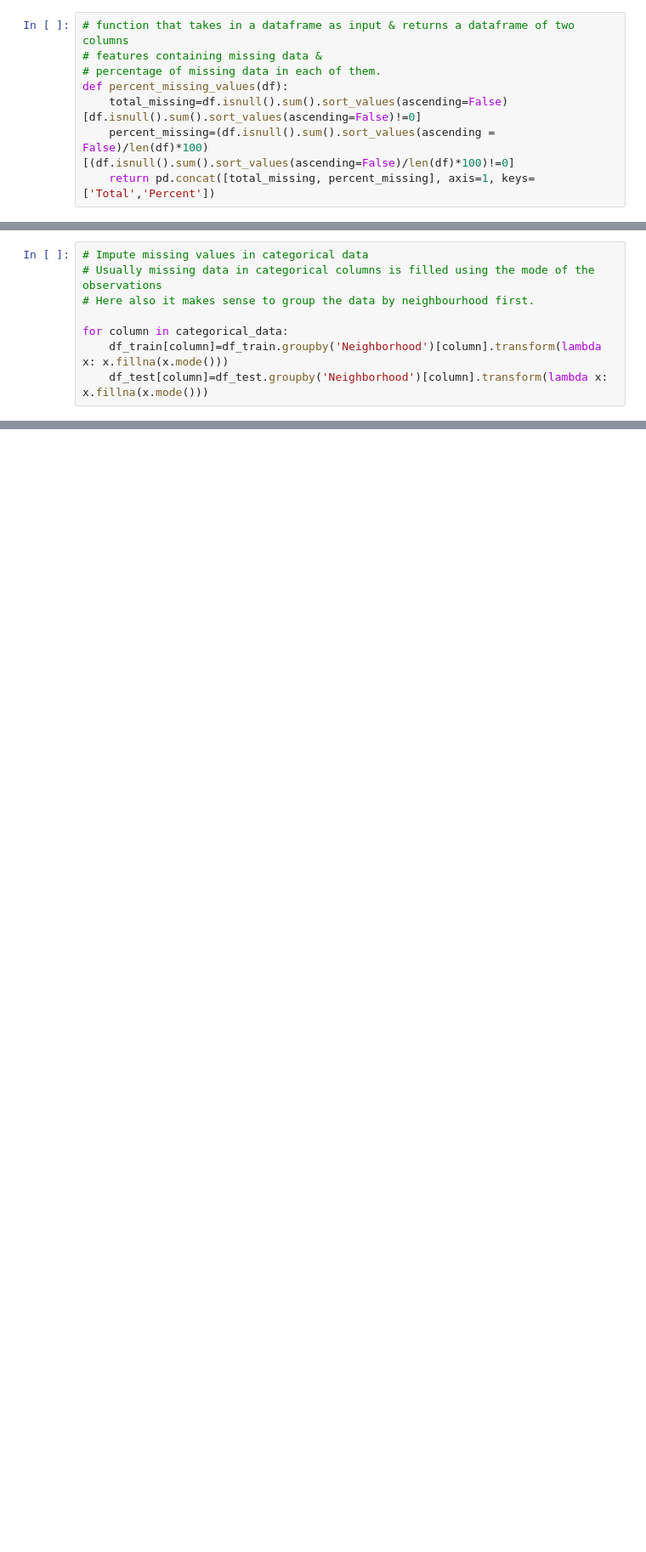
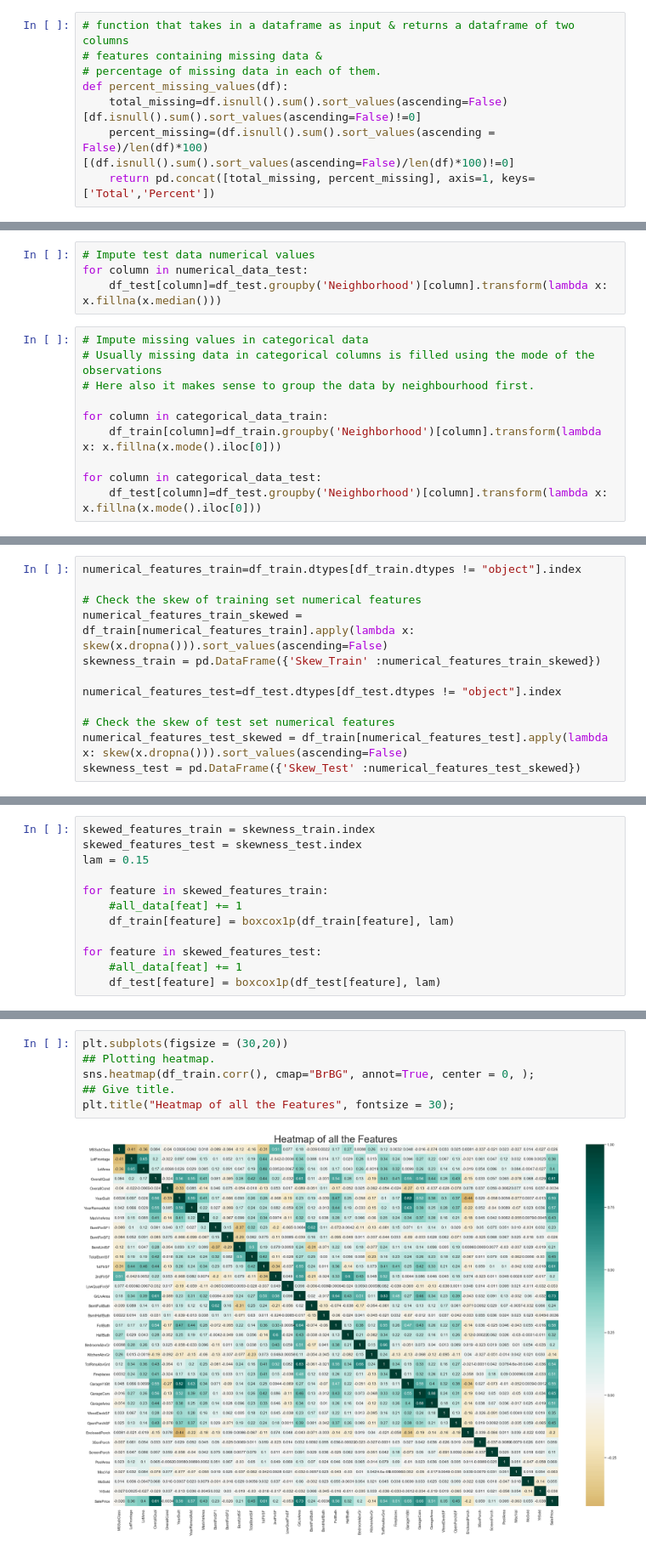
Before and after one commit to sayan31/kaggle-housing-prices-prediction-competition, a Jupyter notebook: housing_prices_predictor_model.ipynb, the cells around one changed output, grey strips where cells are left out. Shown at 85% size. Saved outputs shown, nothing was run; the diff lists cells and outputs as text; blank space fills up the shorter version.

```diff
--- a/housing_prices_predictor_model.ipynb
+++ b/housing_prices_predictor_model.ipynb
@@ -319,11 +361,17 @@ after_imputing_masvnrarea_graph.set(xlabel='MasVnrArea')
 # %% [output]
 [Text(0.5, 0, 'MasVnrArea')]
 [figure]
+# %%
+# Impute test data numerical values
+for column in numerical_data_test:
+    df_test[column]=df_test.groupby('Neighborhood')[column].transform(lambda x: x.fillna(x.median()))
 # %%
 # Impute missing values in categorical data
 # Usually missing data in categorical columns is filled using the mode of the observations
 # Here also it makes sense to group the data by neighbourhood first.
 
-for column in categorical_data:
-    df_train[column]=df_train.groupby('Neighborhood')[column].transform(lambda x: x.fillna(x.mode()))
-    df_test[column]=df_test.groupby('Neighborhood')[column].transform(lambda x: x.fillna(x.mode()))
+for column in categorical_data_train:
+    df_train[column]=df_train.groupby('Neighborhood')[column].transform(lambda x: x.fillna(x.mode().iloc[0]))
+
+for column in categorical_data_test:
+    df_test[column]=df_test.groupby('Neighborhood')[column].transform(lambda x: x.fillna(x.mode().iloc[0]))
@@ -329,0 +390,12 @@ for column in categorical_data:
+# %%
+numerical_features_train=df_train.dtypes[df_train.dtypes != "object"].index
+
+# Check the skew of training set numerical features
+numerical_features_train_skewed = df_train[numerical_features_train].apply(lambda x: skew(x.dropna())).sort_values(ascending=False)
+skewness_train = pd.DataFrame({'Skew_Train' :numerical_features_train_skewed})
+
+numerical_features_test=df_test.dtypes[df_test.dtypes != "object"].index
+
+# Check the skew of test set numerical features
+numerical_features_test_skewed = df_train[numerical_features_test].apply(lambda x: skew(x.dropna())).sort_values(ascending=False)
+skewness_test = pd.DataFrame({'Skew_Test' :numerical_features_test_skewed})
@@ -329,0 +408,12 @@ for column in categorical_data:
+# %%
+skewed_features_train = skewness_train.index
+skewed_features_test = skewness_test.index
+lam = 0.15
+
+for feature in skewed_features_train:
+    #all_data[feat] += 1
+    df_train[feature] = boxcox1p(df_train[feature], lam)
+
+for feature in skewed_features_test:
+    #all_data[feat] += 1
+    df_test[feature] = boxcox1p(df_test[feature], lam)
@@ -329,0 +422,8 @@ for column in categorical_data:
+# %%
+plt.subplots(figsize = (30,20))
+## Plotting heatmap.
+sns.heatmap(df_train.corr(), cmap="BrBG", annot=True, center = 0, );
+## Give title.
+plt.title("Heatmap of all the Features", fontsize = 30);
+# %% [output]
+[figure, added]
```
Also changed, not shown: parts of 27 cells of this notebook.
